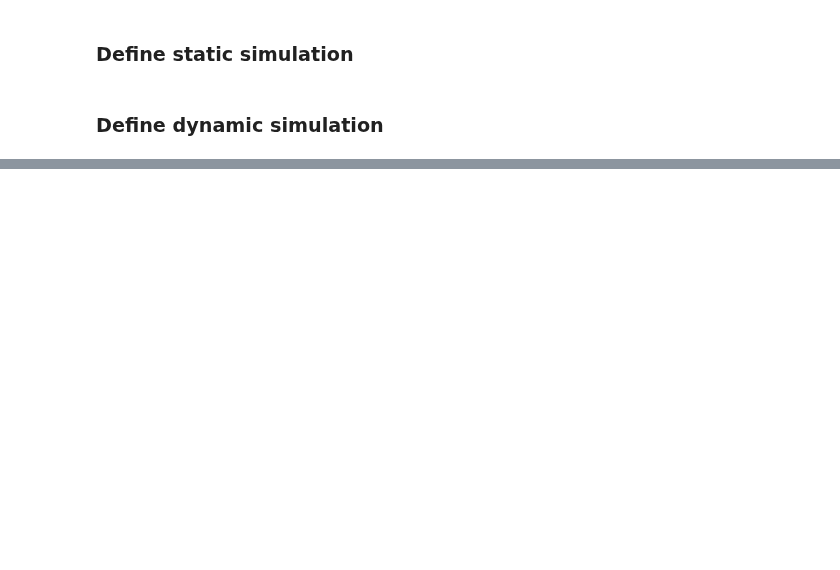
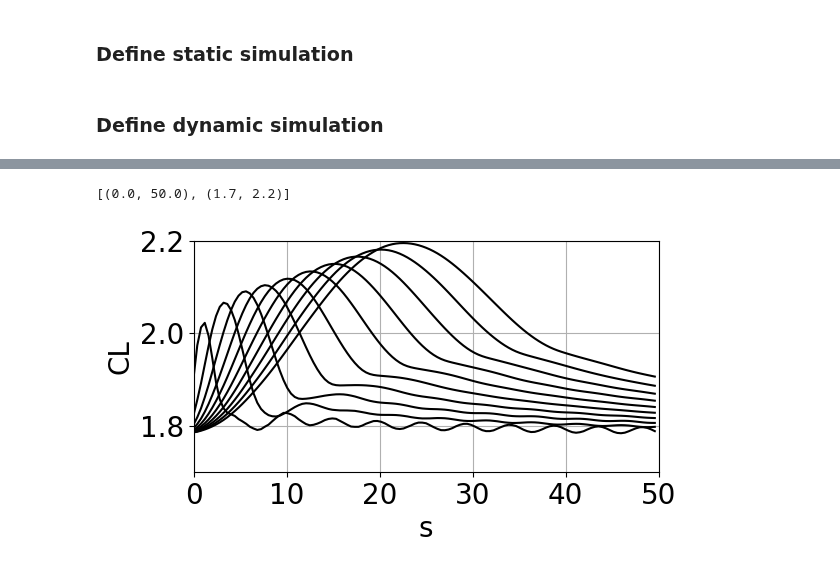
Before and after one commit to ImperialCollegeLondon/flexibleaircraftbook, a Jupyter notebook: 07UnsteadyAero/dynamic_gust.ipynb, the cells around one changed output, grey strips where cells are left out. Saved outputs shown, nothing was run; the diff lists cells and outputs as text; code cells hidden in the pictures; blank space fills up the shorter version.

Commit message:
Update dynamic_gust to SHARPy v2.3

```diff
--- a/07UnsteadyAero/dynamic_gust.ipynb
+++ b/07UnsteadyAero/dynamic_gust.ipynb
@@ -155,14 +172,7 @@ SimInfo.set_variable_all_dicts('rho', rho)
 # %% [markdown]
 ### Define static simulation
 # %%
-# Define the simulation steps.
-SimInfo.solvers['SHARPy']['flow'] = ['BeamLoader',
-                                     'AerogridLoader',
-                                     'StaticCoupled',
-                                     'BeamPlot',
-                                     'AerogridPlot']
-
-SimInfo.solvers['SHARPy']['case'] = 'case_static'
+# Define the simulation options for the static aeroelastic solver.
 
 SimInfo.solvers['StaticUvlm']['horseshoe'] = False    # Use finite wake as in the dynamic problem.
 SimInfo.solvers['StaticUvlm']['n_rollup'] = 0
@@ -170,13 +180,13 @@ SimInfo.solvers['StaticUvlm']['velocity_field_generator'] = 'SteadyVelocityField
 SimInfo.solvers['StaticUvlm']['velocity_field_input'] = {'u_inf': Vinf,
                                                          'u_inf_direction': np.array([1.,0.,0.])}
 
-SimInfo.solvers['NonLinearStatic']['gravity_on'] = False   # Remove gravitational effects.
+SimInfo.solvers['NonLinearStatic']['gravity_on'] = SelectGravity  # Gravitational effects in the static solution.
 SimInfo.solvers['NonLinearStatic']['max_iterations'] =150
 SimInfo.solvers['NonLinearStatic']['num_load_steps'] =1
 SimInfo.solvers['NonLinearStatic']['min_delta'] =1e-6
 SimInfo.solvers['NonLinearStatic']['gravity'] =9.754
 
-if Rigid:
+if SelectRigid:
     SimInfo.solvers['StaticCoupled']['structural_solver'] = 'RigidDynamicPrescribedStep'
     SimInfo.solvers['StaticCoupled']['structural_solver_settings'] = SimInfo.solvers['RigidDynamicPrescribedStep']
 else:
@@ -195,14 +205,6 @@ SimInfo.solvers['AeroForcesCalculator'] = {'write_text_file': 'on',
                                           'screen_output': 'off'}
 # %% [markdown]
 ### Define dynamic simulation
-# %%
-SimInfo.solvers['SHARPy']['flow'] = [
-                        'BeamLoader',
-                        'AerogridLoader',
-                        'StaticCoupled',
-                        'AeroForcesCalculator',
-                        'DynamicCoupled']
-SimInfo.solvers['SHARPy']['case'] = 'cdynamic'
 # %%
 end_time=5.0
 time_steps = int(end_time/dt)
@@ -213,9 +215,9 @@ SimInfo.define_num_steps(time_steps)
 SimInfo.solvers['StepUvlm']['convection_scheme'] = 2
 SimInfo.solvers['StepUvlm']['velocity_field_generator'] = 'GustVelocityField'
 
-SimInfo.solvers['NonLinearDynamicPrescribedStep']['gravity_on'] = False
+SimInfo.solvers['NonLinearDynamicPrescribedStep']['gravity_on'] = SelectGravity    # Gravitational effects in the dynamic solution.
 
-if Rigid:
+if SelectRigid:
     SimInfo.solvers['DynamicCoupled']['structural_solver'] = 'RigidDynamicPrescribedStep'
     SimInfo.solvers['DynamicCoupled']['structural_solver_settings'] = SimInfo.solvers['RigidDynamicPrescribedStep']
 else:
@@ -237,5 +242,5 @@ SimInfo.solvers['DynamicCoupled']['include_unsteady_force_contribution'] = True
 # %%
-nGusts = 10
+nGusts = 10  ##RPN Default 10
 Force = []
 tip_pos= []
 w0=0.5
@@ -246,7 +251,7 @@ for jGust in range(nGusts):
     SimInfo.solvers['StepUvlm']['velocity_field_input'] = {
                                         'u_inf' : Vinf,
                                         'u_inf_direction': np.array([1.,0.,0.]),
-                                        'relative_motion': 'on',
+                                        'relative_motion': True,
                                         'gust_shape': '1-cos',
                                         'gust_parameters': {
                                                        'gust_length': gust_length,
@@ -274,16 +335,19 @@ gc.clean_test_files(SimInfo.solvers['SHARPy']['route'], SimInfo.solvers['SHARPy'
 # %%
 # Plot lift coeicient.
 time = np.linspace(0, dt*(time_steps-1), time_steps-1)
 
 fig, plotb = plt.subplots(1,1, figsize=(6, 3))
 plotb.grid()
 plotb.set_xlabel("s")
 plotb.set_ylabel("CL")
 for jGust in range(nGusts):
     plotb.plot(2*time*Vinf/chord, Force[jGust][1:]/(.5*rho*(Vinf*w0)*chord*aspect_ratio*2*np.pi), linestyle='-', c='black')
-plotb.set(xlim=(0, 50), ylim=(1.5, 1.9))
+plotb.set(xlim=(0, 50), ylim=(1.7, 2.2))
 # Ucomment following line to save in figures folder
 # fig.savefig("figures/prismatic-gust-rho1-cl.eps",  format='eps', dpi=1000, bbox_inches='tight')
+# %% [output]
+[(0.0, 50.0), (1.7, 2.2)]
+[figure, added]
 # %%
 #Plot wing tip displacement
 fig, plots = plt.subplots(1,1, figsize=(6, 3))
```
Also changed, not shown: parts of 16 cells of this notebook.
